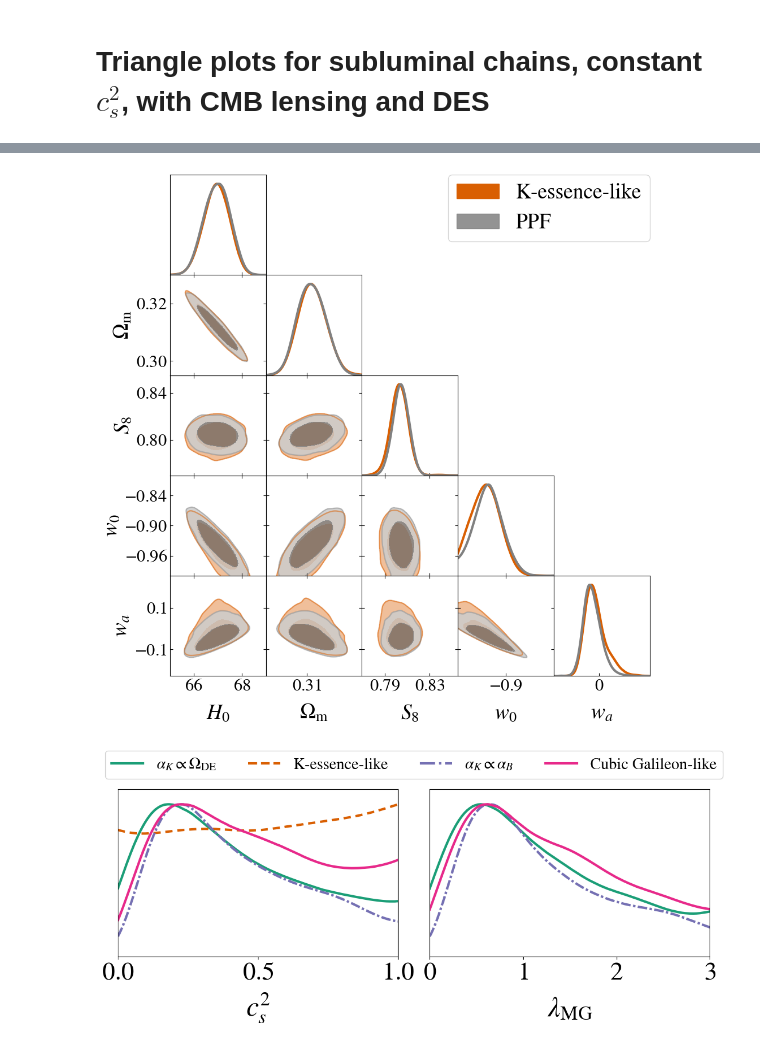
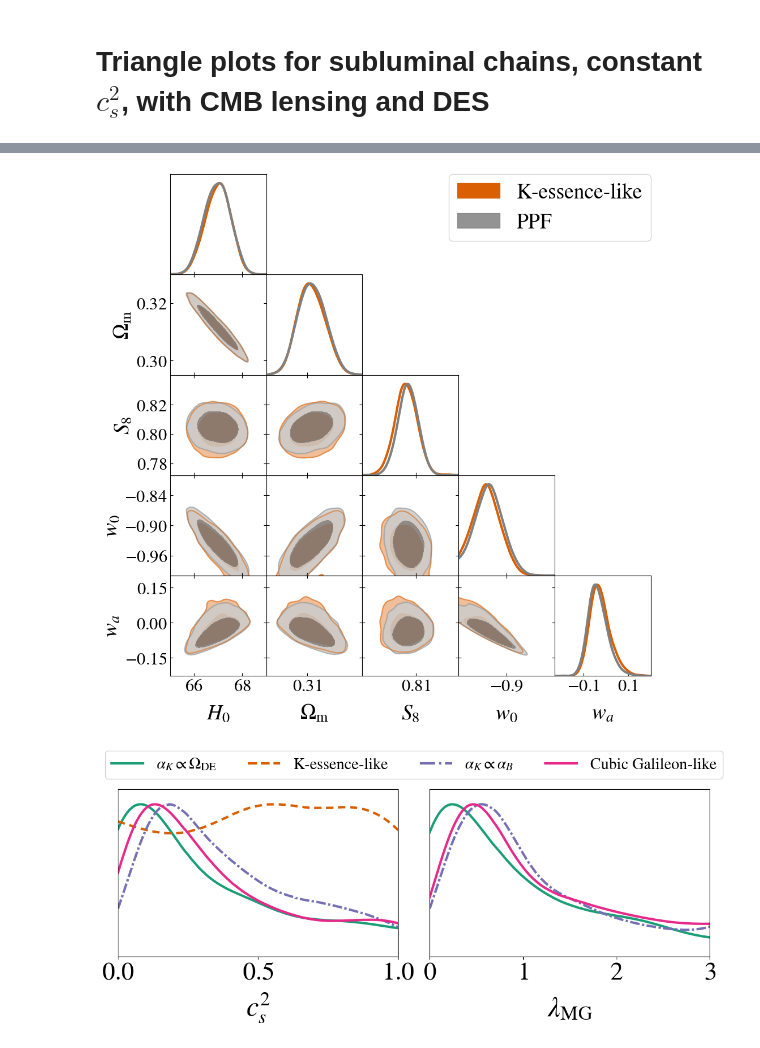
Before and after one commit to joaoreboucas1/cs2-project, a Jupyter notebook: data_analysis/triangle_ds2_subluminal.ipynb, the cells around one changed output, grey strips where cells are left out. Saved outputs shown, nothing was run; the diff lists cells and outputs as text; code cells hidden in the pictures.

Commit message:
Updating observables_impact plots and also new DES plots

```diff
--- a/data_analysis/triangle_ds2_subluminal.ipynb
+++ b/data_analysis/triangle_ds2_subluminal.ipynb
@@ -7,8 +7,8 @@ from getdist import plots
 
 import utils
 # %%
-indices = list(range(81, 83)) + [76, 84, 98, 99, 100]
+indices = [76, 84, 98, 99, 100, 101]
 chains = {}
 for i in indices:
-    chains[i] = utils.load_chain(i, burn_in=0.4, smooth_2D=0.35, smooth_1D=0.35)
+    chains[i] = utils.load_chain(i, burn_in=0.3, smooth_2D=0.35, smooth_1D=0.35)
 # %% [output]
@@ -55,7 +70,7 @@ p.triangle_plot(
 # p.fig.text(0.3, 1.01, "Data: Planck + DESI + DES-Dovekie", fontsize=20)
 p.fig.savefig("plots/triangle_ds2_subluminal_mg_kessence.pdf", bbox_inches="tight")
 # %% [output]
-[figure, old version]
+[figure, new version]
 # %%
 p = plots.get_subplot_plotter(width_inch=11, subplot_size_ratio=4/5)
 p.settings.axes_fontsize=32
@@ -63,37 +78,37 @@ p.settings.axes_labelsize=35
 p.settings.legend_fontsize=30
 labels = ["$\\alpha_K \\propto \\Omega_\\mathrm{DE}$", "K-essence-like", "$\\alpha_K \\propto \\alpha_B$", "Cubic Galileon-like"]
 p.plots_1d(
-    [chains[98], chains[99], chains[100], chains[82]],
+    [chains[98], chains[99], chains[100], chains[101]],
     ["cs2_0", "alpha_K_0"],
     colors=utils.colors,
     lws=3,
     ls=["-", "--", "-.", "-"],
     nx=2,
     legend_labels=[],
     param_limits={"w": [-1.01, -0.55], "wa": [-1.55, 0.1], "H0": [65, 69], "omegam": [0.295, 0.34]}
 )
 
 from matplotlib.lines import Line2D
 
 handles = [
     Line2D([], [], linewidth=3, linestyle="-",  color=utils.colors[0]),
     Line2D([], [], linewidth=3, linestyle="--", color=utils.colors[1]),
     Line2D([], [], linewidth=3, linestyle="-.", color=utils.colors[2]),
     Line2D([], [], linewidth=3, linestyle="-",  color=utils.colors[3]),
 ]
 
 # place legend relative to the figure (x,y in figure coordinates)
 p.fig.legend(handles, labels,
              loc="upper center",
              ncol=4,
              fontsize=20,
              bbox_to_anchor=(0.508, 1.15),
              bbox_transform=p.fig.transFigure,
              frameon=True)
 
 p.fig.savefig("plots/lambda_mg_cs2_subluminal_ds2.pdf", bbox_inches="tight")
 # %% [output]
-[figure, old version]
+[figure, new version]
 # %%
 # Getting numbers
 for i, chain in chains.items():
```
Also changed, not shown: parts of 3 cells of this notebook, 16 other files.
